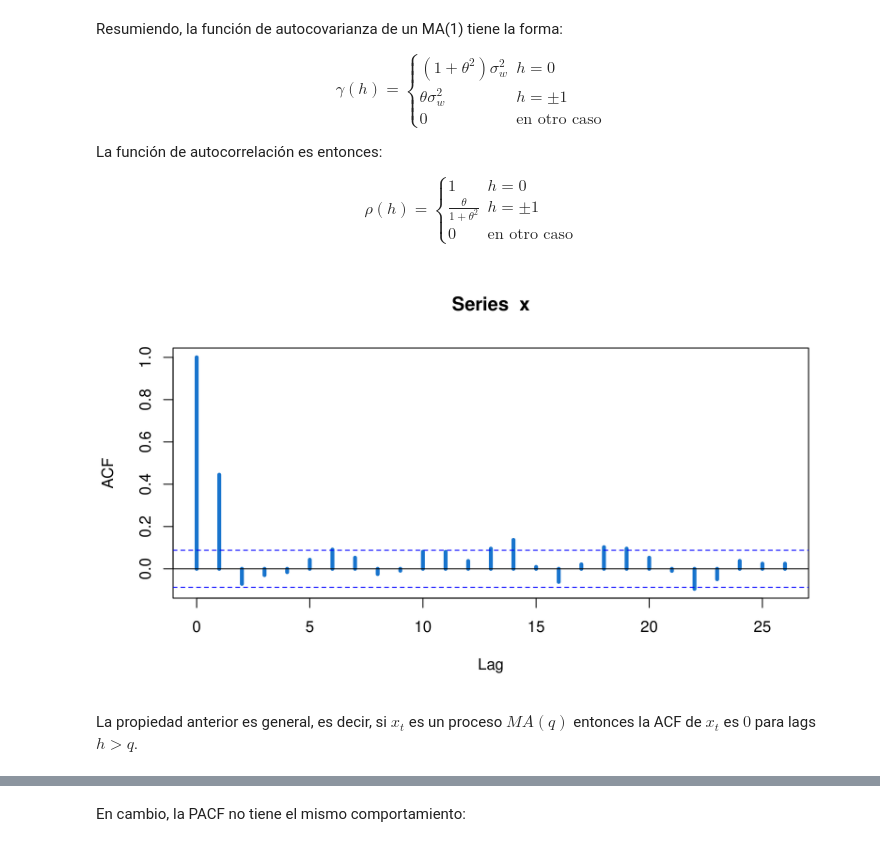
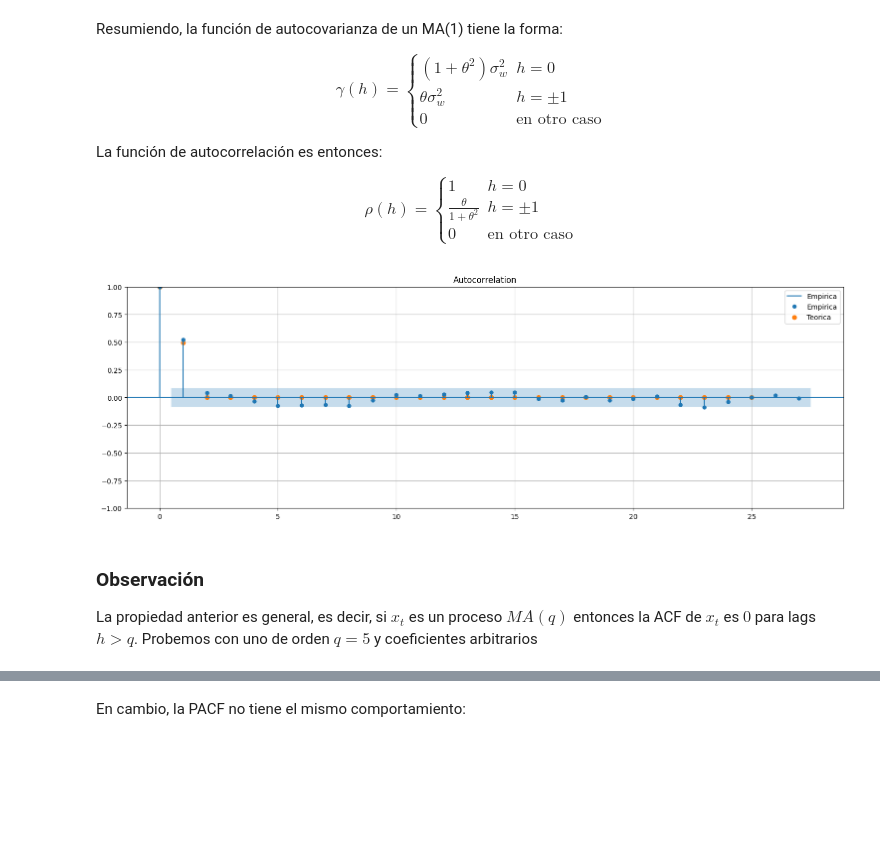
Before and after one commit to aferragu/curso_series_temporales, a Jupyter notebook: 3- Modelos ARMA y ARIMA/Modelos de media movil y ARMA.ipynb, the cells around one changed output, grey strips where cells are left out. Saved outputs shown, nothing was run; the diff lists cells and outputs as text; code cells hidden in the pictures; blank space fills up the shorter version.

```diff
--- a/3- Modelos ARMA y ARIMA/Modelos de media movil y ARMA.ipynb
+++ b/3- Modelos ARMA y ARIMA/Modelos de media movil y ARMA.ipynb
@@ -76,11 +112,17 @@ $$\gamma(h) = \left\{\begin{array}{ll}(1+\theta^2)\sigma_w^2 & h=0\\ \theta\sigm
 La función de autocorrelación es entonces:
 
 $$\rho(h) = \left\{\begin{array}{ll}1 & h=0\\ \frac{\theta}{1+\theta^2} & h=\pm 1 \\ 0 & \text{en otro caso}\end{array}\right.$$
-# %%
-x=arima.sim(list(order=c(0,0,1), ma=c(1)), n=500)
-
-acf(x, col=4, lwd=4)
-# %% [output]
-[figure, removed]
+# %%
+from statsmodels.graphics.tsaplots import plot_acf,plot_pacf
+theta=0.9
+x=arma_generate_sample([1],[1,theta],500)
+x=pd.Series(x)
+plot_acf(x,bartlett_confint=False, label="Empirica");
+plt.scatter(range(0,26),np.concatenate(([1],[theta/(1+theta**2)], np.zeros(24))), label="Teorica");
+plt.legend();
+# %% [output]
+[figure, added]
 # %% [markdown]
-La propiedad anterior es general, es decir, si $x_t$ es un proceso $MA(q)$ entonces la ACF de $x_t$ es $0$ para lags $h>q$.
+### Observación
+
+La propiedad anterior es general, es decir, si $x_t$ es un proceso $MA(q)$ entonces la ACF de $x_t$ es $0$ para lags $h>q$. Probemos con uno de orden $q=5$ y coeficientes arbitrarios
```
Also changed, not shown: parts of 43 cells of this notebook.
